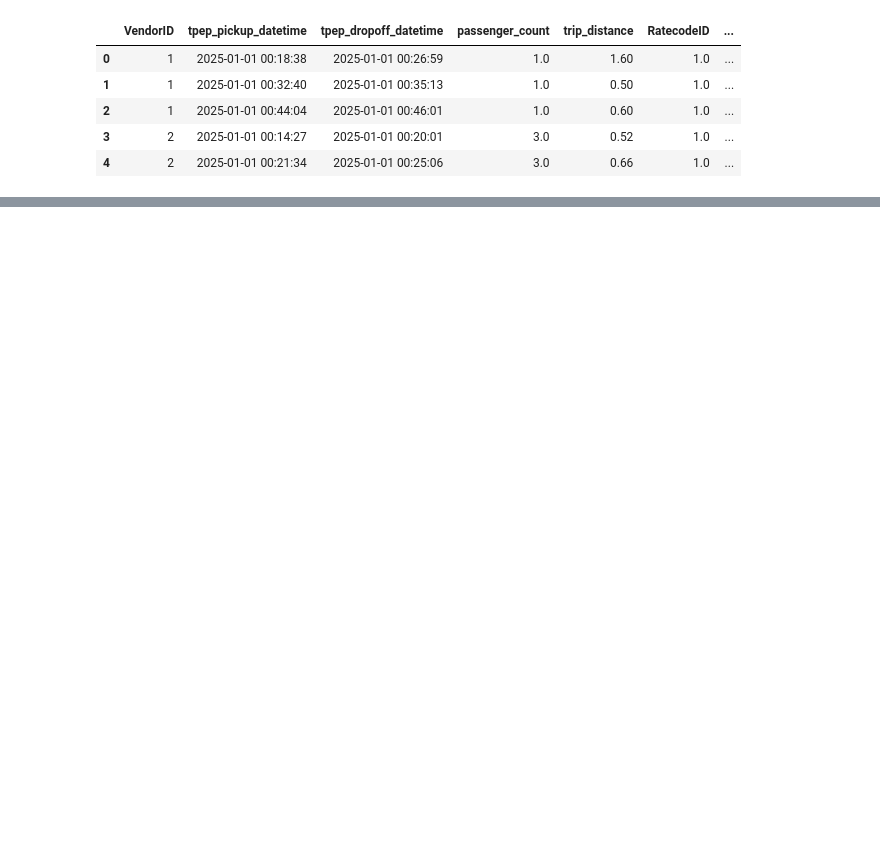
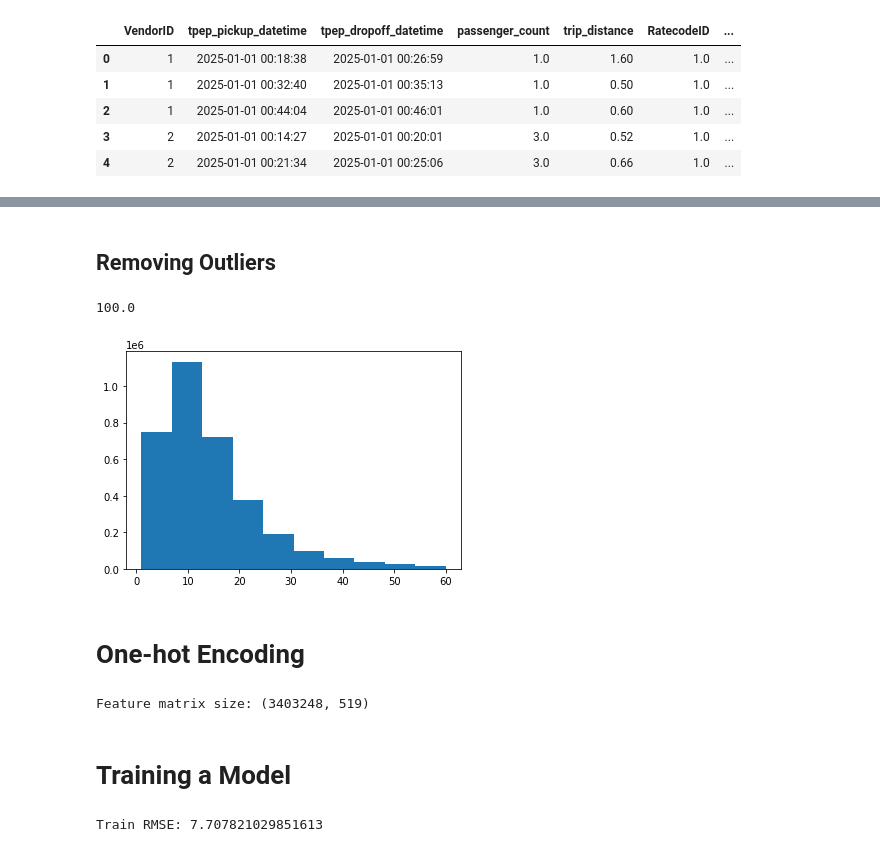
Before and after one commit to joaovpp/mlops-zoomcamp, a Jupyter notebook: 01-intro/homework_01.ipynb, the cells around one changed output, grey strips where cells are left out. Saved outputs shown, nothing was run; the diff lists cells and outputs as text; code cells hidden in the pictures; blank space fills up the shorter version.

```diff
--- a/01-intro/homework_01.ipynb
+++ b/01-intro/homework_01.ipynb
@@ -19,0 +34,2 @@ df.head()
+# %%
+df['duration'] = df['tpep_dropoff_datetime'] - df['tpep_pickup_datetime']
@@ -19,0 +38,2 @@ df.head()
+# %%
+df['duration'] = df.duration.dt.total_seconds() / 60
@@ -19,0 +52,8 @@ df.head()
+# %% [markdown]
+## Removing Outliers
+# %%
+len(df[(df.duration >= 1) & (df.duration <= 60)]) / len(df) * 100
+# %% [output]
+100.0
+# %%
+df = df[(df.duration >= 1) & (df.duration <= 60)].copy()
@@ -19,0 +62,5 @@ df.head()
+# %%
+plt.hist(df.duration)
+plt.show()
+# %% [output]
+[figure, added]
@@ -19,0 +69,2 @@ df.head()
+# %% [markdown]
+# One-hot Encoding
@@ -19,0 +86,6 @@ df.head()
+# %%
+print(f'Feature matrix size: {X_train.shape}')
+# %% [output]
+Feature matrix size: (3403248, 519)
+# %% [markdown]
+# Training a Model
@@ -19,0 +95,9 @@ df.head()
+# %%
+lr = LinearRegression()
+lr.fit(X_train, y_train)
+
+y_pred = lr.predict(X_train)
+
+print(f'Train RMSE: {mean_squared_error(y_train, y_pred, squared=False)}')
+# %% [output]
+Train RMSE: 7.707821029851613
```
Also changed, not shown: parts of 33 cells of this notebook, 1 other file.
